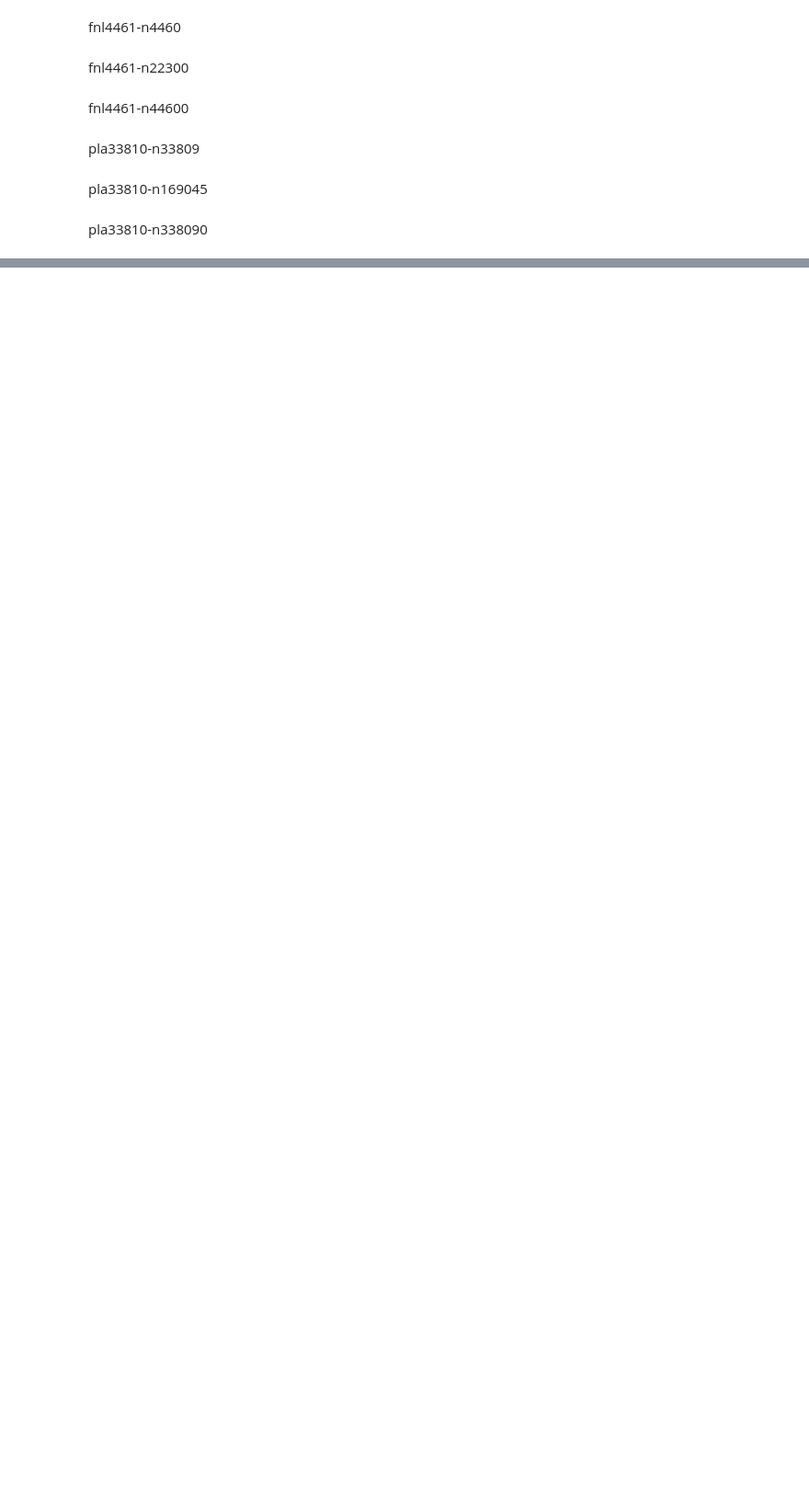
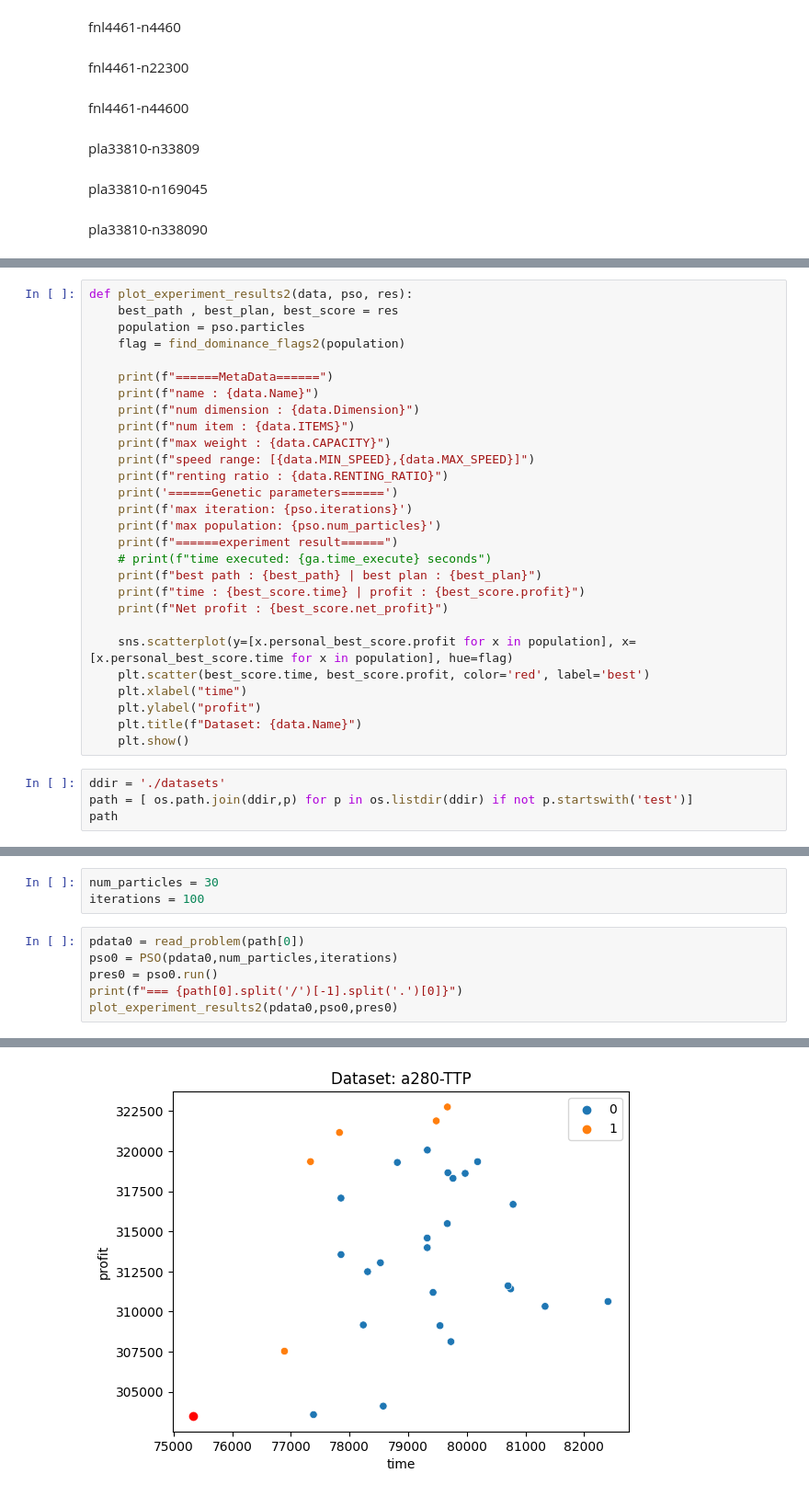
Before and after one commit to thatbeer/Nature_inspired, a Jupyter notebook: project02/pso.ipynb, the cells around one changed output, grey strips where cells are left out. Shown: that part at 92% size. Drawn from its saved outputs; the diff is of its cells as text; blank space fills up the shorter version.

```diff
--- a/project02/pso.ipynb
+++ b/project02/pso.ipynb
@@ -702,0 +992,32 @@ pla33810-n338090
+# %%
+def plot_experiment_results2(data, pso, res):
+    best_path , best_plan, best_score = res
+    population = pso.particles
+    flag = find_dominance_flags2(population)
+
+    print(f"======MetaData======")
+    print(f"name : {data.Name}")
+    print(f"num dimension : {data.Dimension}")
+    print(f"num item : {data.ITEMS}")
+    print(f"max weight : {data.CAPACITY}")
+    print(f"speed range: [{data.MIN_SPEED},{data.MAX_SPEED}]")
+    print(f"renting ratio : {data.RENTING_RATIO}")
+    print('======Genetic parameters======')
+    print(f'max iteration: {pso.iterations}')
+    print(f'max population: {pso.num_particles}')
+    print(f"======experiment result======")
+    # print(f"time executed: {ga.time_execute} seconds")
+    print(f"best path : {best_path} | best plan : {best_plan}")
+    print(f"time : {best_score.time} | profit : {best_score.profit}")
+    print(f"Net profit : {best_score.net_profit}")
+
+    sns.scatterplot(y=[x.personal_best_score.profit for x in population], x=[x.personal_best_score.time for x in population], hue=flag)
+    plt.scatter(best_score.time, best_score.profit, color='red', label='best')
+    plt.xlabel("time")
+    plt.ylabel("profit")
+    plt.title(f"Dataset: {data.Name}")
+    plt.show()
+# %%
+ddir = './datasets'
+path = [ os.path.join(ddir,p) for p in os.listdir(ddir) if not p.startswith('test')]
+path
@@ -702,0 +1034,10 @@ pla33810-n338090
+# %%
+num_particles = 30
+iterations = 100
+# %%
+pdata0 = read_problem(path[0])
+pso0 = PSO(pdata0,num_particles,iterations)
+pres0 = pso0.run()
+print(f"=== {path[0].split('/')[-1].split('.')[0]}")
+plot_experiment_results2(pdata0,pso0,pres0)
+# %% [output]
@@ -702,0 +1059 @@ pla33810-n338090
+[figure, added]
```
Also changed, not shown: parts of 10 cells of this notebook, 9 other files.
